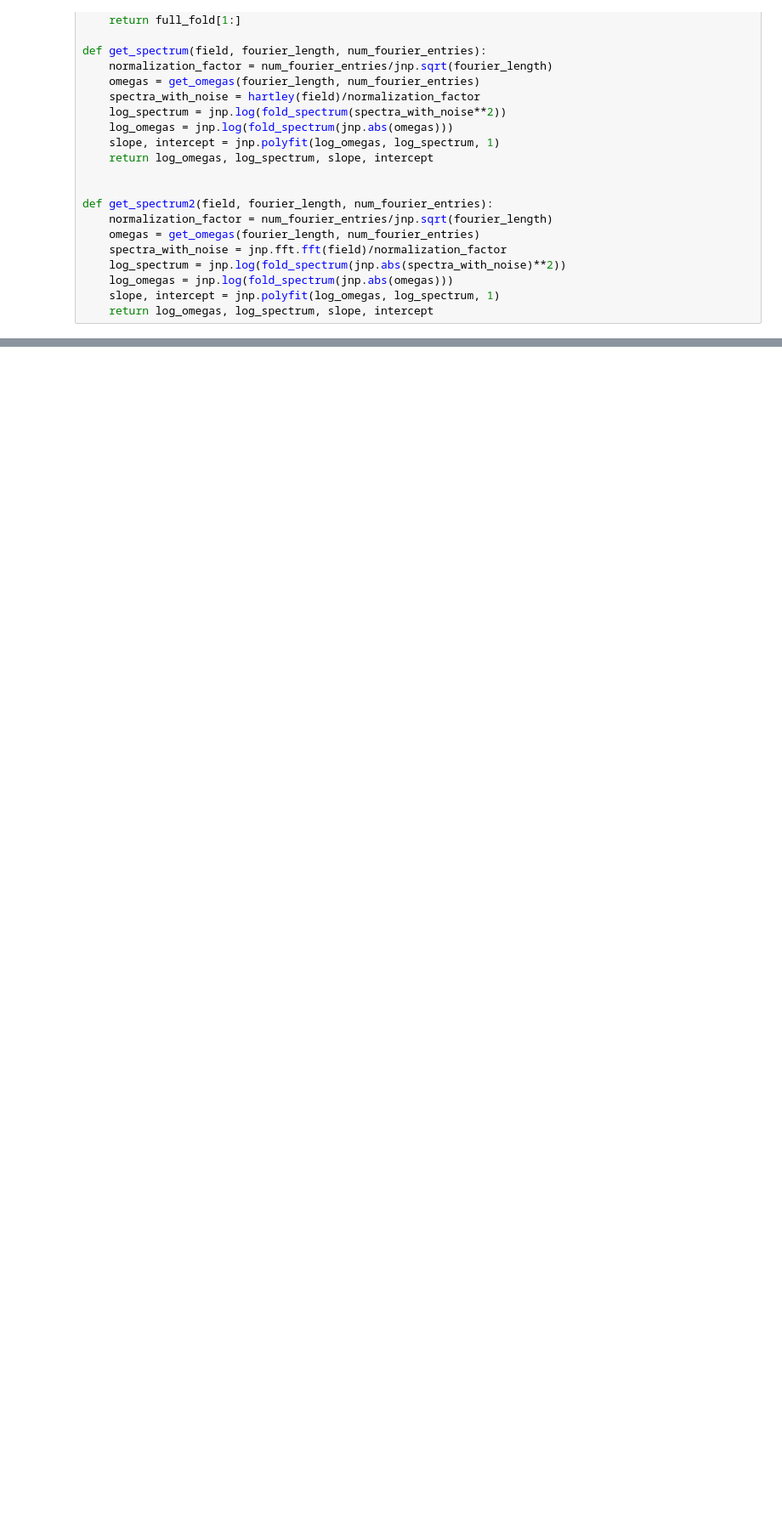
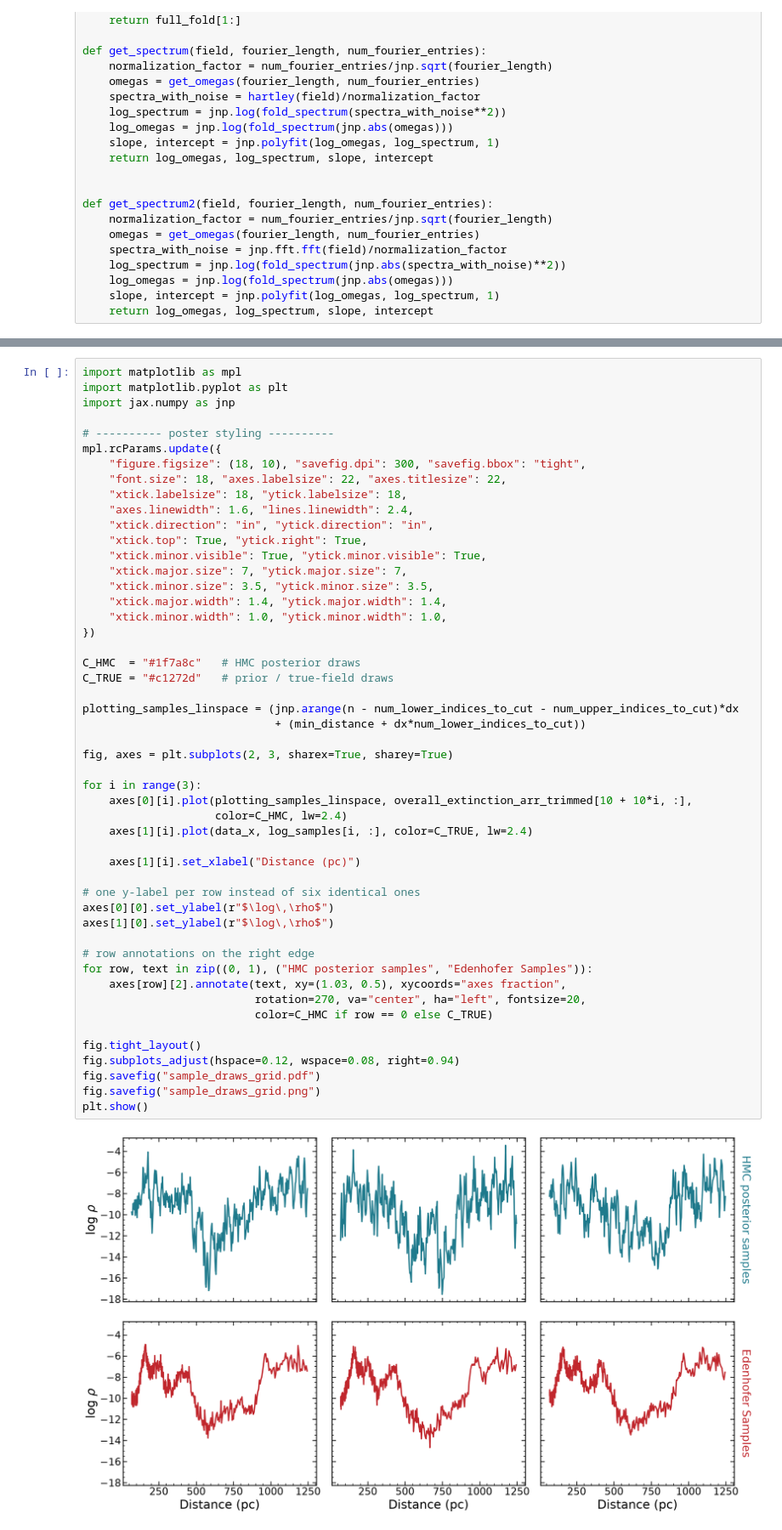
Before and after one commit to dtfrake/hmc-dust, a Jupyter notebook: Toy Data/Edenhofer_Samples_Spectra.ipynb, the cells around one changed output, grey strips where cells are left out. Shown at 85% size. Drawn from its saved outputs; the diff is of its cells as text; blank space fills up the shorter version.

```diff
--- a/Toy Data/Edenhofer_Samples_Spectra.ipynb
+++ b/Toy Data/Edenhofer_Samples_Spectra.ipynb
@@ -114,0 +584,52 @@ WARNING: Could not memory map array with mode='readonly', falling back to mode='
+# %%
+import matplotlib as mpl
+import matplotlib.pyplot as plt
+import jax.numpy as jnp
+
+# ---------- poster styling ----------
+mpl.rcParams.update({
+    "figure.figsize": (18, 10), "savefig.dpi": 300, "savefig.bbox": "tight",
+    "font.size": 18, "axes.labelsize": 22, "axes.titlesize": 22,
+    "xtick.labelsize": 18, "ytick.labelsize": 18,
+    "axes.linewidth": 1.6, "lines.linewidth": 2.4,
+    "xtick.direction": "in", "ytick.direction": "in",
+    "xtick.top": True, "ytick.right": True,
+    "xtick.minor.visible": True, "ytick.minor.visible": True,
+    "xtick.major.size": 7, "ytick.major.size": 7,
+    "xtick.minor.size": 3.5, "ytick.minor.size": 3.5,
+    "xtick.major.width": 1.4, "ytick.major.width": 1.4,
+    "xtick.minor.width": 1.0, "ytick.minor.width": 1.0,
+})
+
+C_HMC  = "#1f7a8c"   # HMC posterior draws
+C_TRUE = "#c1272d"   # prior / true-field draws
+
+plotting_samples_linspace = (jnp.arange(n - num_lower_indices_to_cut - num_upper_indices_to_cut)*dx
+                             + (min_distance + dx*num_lower_indices_to_cut))
+
+fig, axes = plt.subplots(2, 3, sharex=True, sharey=True)
+
+for i in range(3):
+    axes[0][i].plot(plotting_samples_linspace, overall_extinction_arr_trimmed[10 + 10*i, :],
+                    color=C_HMC, lw=2.4)
+    axes[1][i].plot(data_x, log_samples[i, :], color=C_TRUE, lw=2.4)
+
+    axes[1][i].set_xlabel("Distance (pc)")
+
+# one y-label per row instead of six identical ones
+axes[0][0].set_ylabel(r"$\log\,\rho$")
+axes[1][0].set_ylabel(r"$\log\,\rho$")
+
+# row annotations on the right edge
+for row, text in zip((0, 1), ("HMC posterior samples", "Edenhofer Samples")):
+    axes[row][2].annotate(text, xy=(1.03, 0.5), xycoords="axes fraction",
+                          rotation=270, va="center", ha="left", fontsize=20,
+                          color=C_HMC if row == 0 else C_TRUE)
+
+fig.tight_layout()
+fig.subplots_adjust(hspace=0.12, wspace=0.08, right=0.94)
+fig.savefig("sample_draws_grid.pdf")
+fig.savefig("sample_draws_grid.png")
+plt.show()
+# %% [output]
+[figure, added]
```
Also changed, not shown: parts of 8 cells of this notebook, 54 other files.
